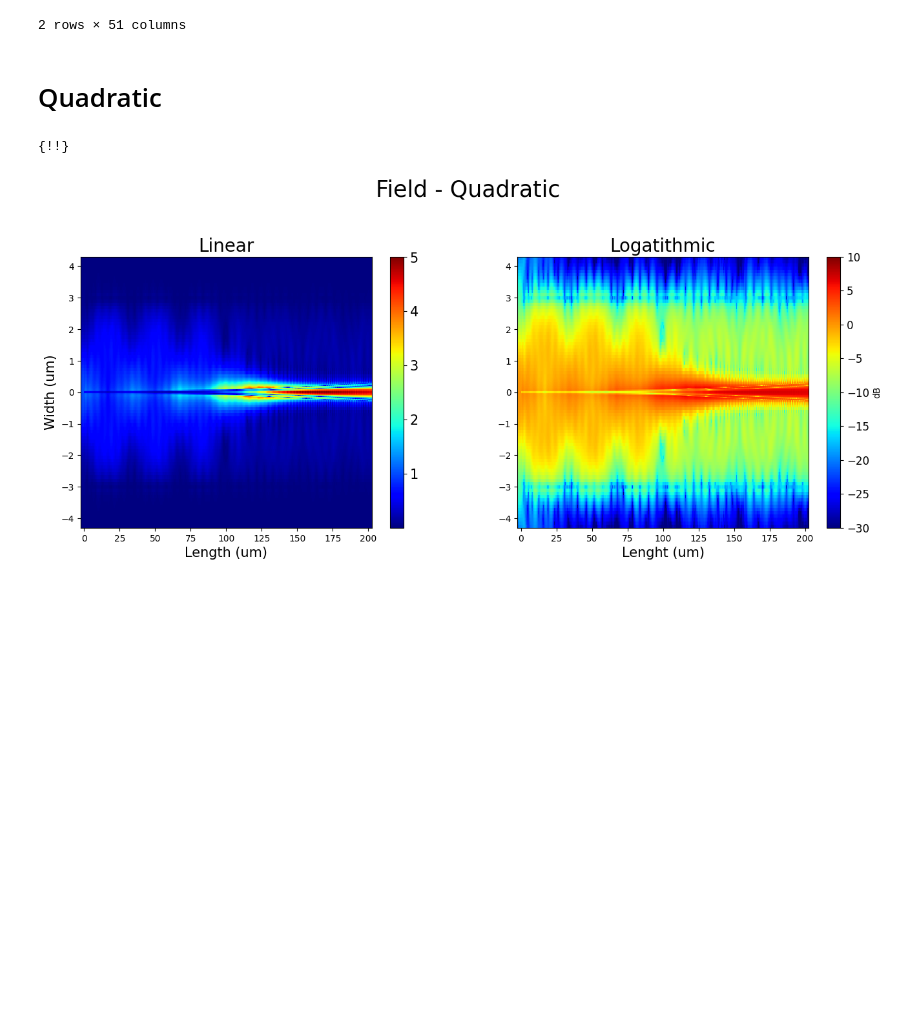
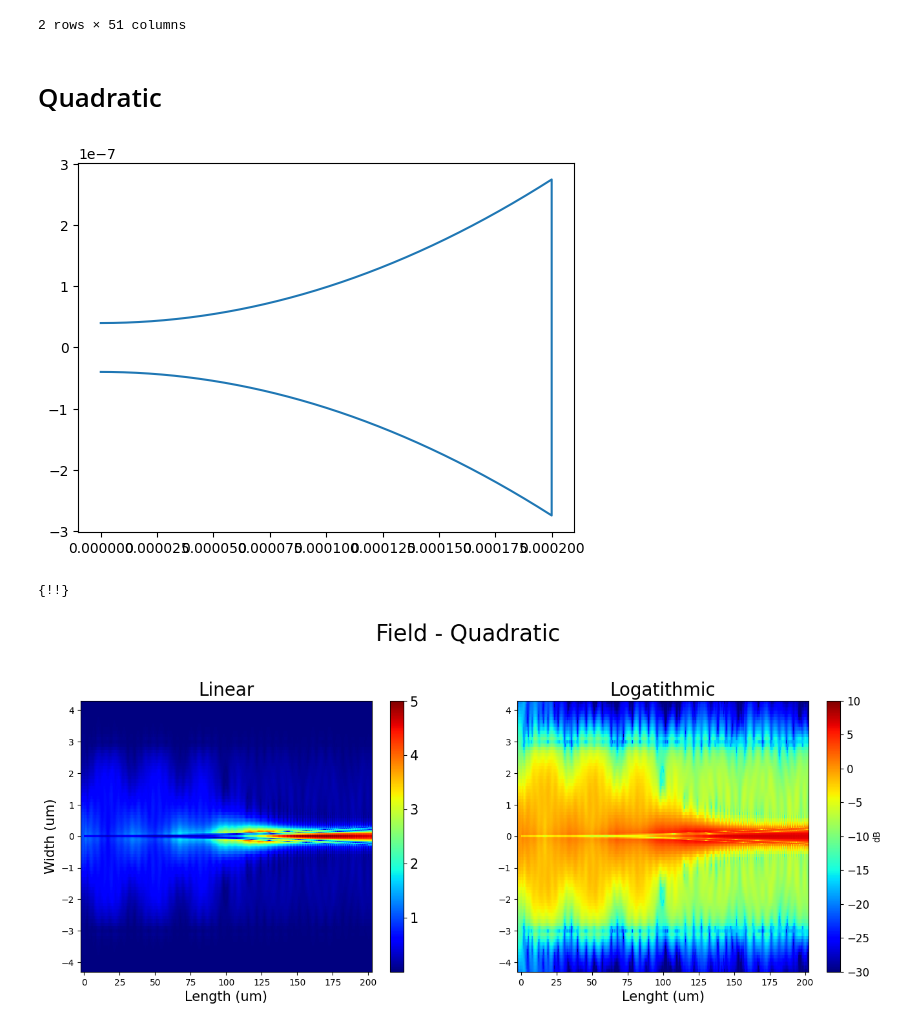
Before and after one commit to Leoopessoa/Edge-Coupler, a Jupyter notebook: Simulation/Components Assembly.ipynb, the cells around one changed output. Cells and saved outputs as stored; diff of their text form; code cells hidden in the pictures; blank space fills up the shorter version.

```diff
--- a/Simulation/Components Assembly.ipynb
+++ b/Simulation/Components Assembly.ipynb
@@ -37,14 +37,14 @@ def CMRR(n,p):
     return 20*np.log10(abs((p-n)/(p+n)))
 
 def functionstapers(lenght, N, width, function): # Generate polygons with the given function
-    yinvertido = np.flip(-function)
-    xinvertido = np.linspace(lenght,0,N)
-    X = np.append(x,xinvertido)
-    Y = np.append(function,yinvertido)
+    yinverse = np.flip(-function)
+    xinverse = np.linspace(lenght,0,N)
+    X = np.append(x,xinverse)
+    Y = np.append(function,yinverse)
     vertices = np.column_stack((X,Y))
     lum.addpoly()
     lum.set('vertices',vertices)
-    return X, Y, xinvertido, yinvertido
+    return X, Y, xinverse, yinverse
 
 # Parameters and variables
 
@@ -61,12 +61,12 @@ c0 = 299792458
 
 width = 0.04e-6
 length = 200e-6
-N = 2000
+N = 200
 
 time = 5e-12
 
-yspan = 10e-6
-zspan = 10e-6
+yspan = 9e-6
+zspan = 9e-6
 # %% [markdown]
 # Linear
 # %%
@@ -589,12 +628,12 @@ lenght = 200e-6
 N = 2000
 
 x = np.linspace(0,lenght,N)
-z = (x-x[0])/(x[int(N/2-1)]-x[0])/2
-function = (z**2/4)*1e-6 + width/2
-inversefunction = np.flip(function)
 
-X, Y, xinvertido, yinvertido = functionstapers(lenght, N, width, function)
+a = (finalwidth/2 - width) / ((N-1) ** 2)
+function = np.array([width + a * (i ** 2) for i in range(N)])
 
+X, Y, xinverse, yinverse = functionstapers(lenght, N, width, function)
+plt.plot(X,Y)
 lum.set({
     'z min'                                      : 0,
     'z max'                                      : height,
@@ -605,33 +644,35 @@ lum.set({
     'override mesh order from material database' : 1,
     'mesh order'                                 : 1
 })
 lum.addrect()
 lum.set({
     'x min'                                      : length,
     'x max'                                      : length+10e-6,
     'y'                                          : 0,
     'y span'                                     : finalwidth,
     'z max'                                      : height,
     'z min'                                      : 0,
     'name'                                       : 'extension',
     'material'                                   : core,
     'override mesh order from material database' : 1,
     'mesh order'                                 : 1
 })
 
 lum.addrect()
 lum.set({
     'z'                                          : 0,
     'z span'                                     : 2*burriedlayer,
     'x min'                                      : 0,
     'x max'                                      : length+10e-6,
     'y'                                          : 0,
     'y span'                                     : 3*burriedlayer,
     'material'                                   : substract,
     'name'                                       : 'substract',
     'override mesh order from material database' : 1,
     'mesh order'                                 : 2
 })
+# %% [output]
+[figure, added]
 # %%
 # Simulation Settings
 
```
Also changed, not shown: parts of 3 cells of this notebook, 3 other files.
